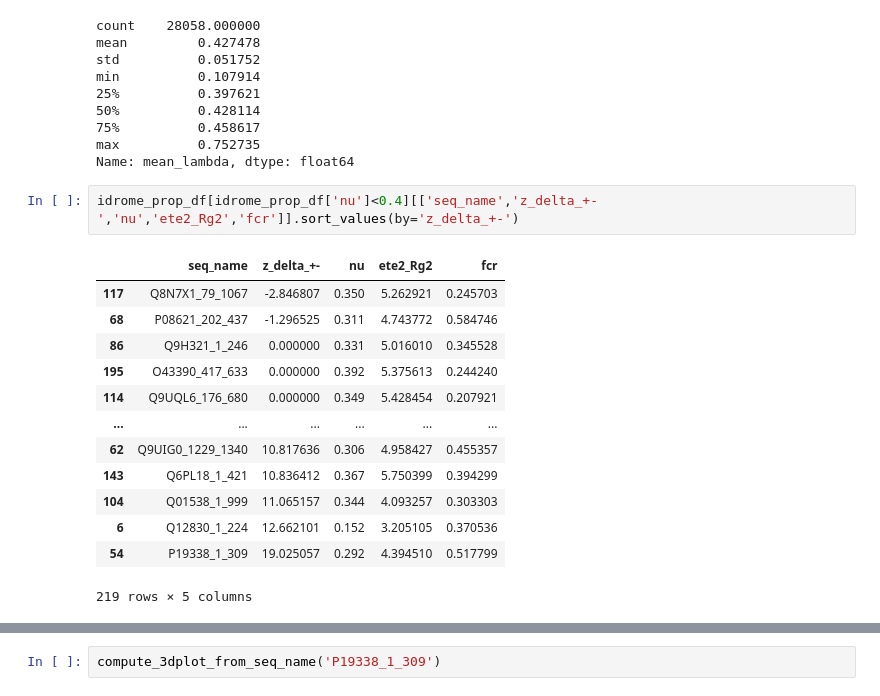
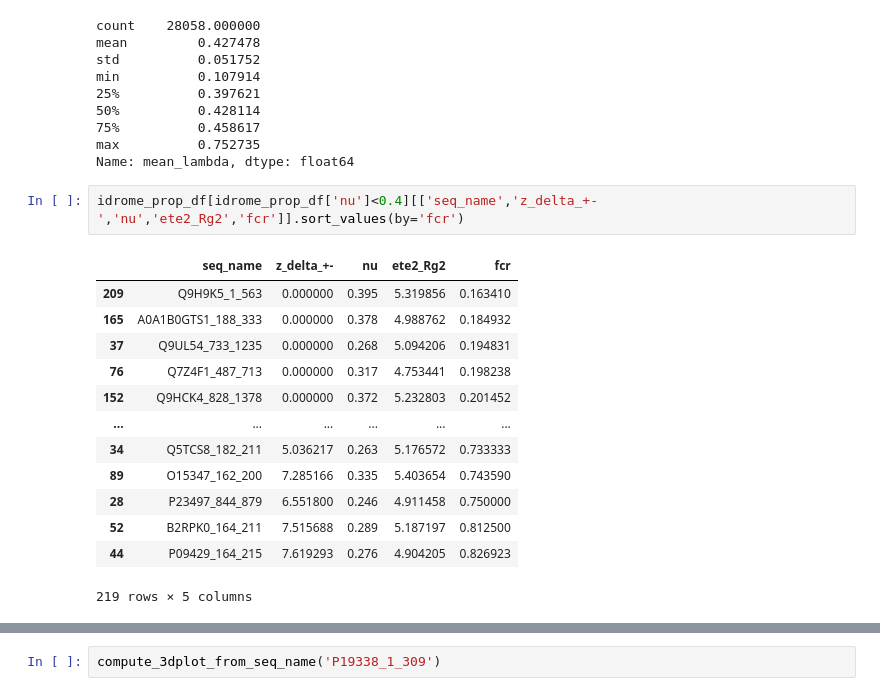
Before and after one commit to hshadman/larsen_paper_IDR_properties, a Jupyter notebook: IDROME-investigate_properties.ipynb, the cells around one changed output, grey strips where cells are left out. Saved outputs shown, nothing was run; the diff lists cells and outputs as text.

```diff
--- a/IDROME-investigate_properties.ipynb
+++ b/IDROME-investigate_properties.ipynb
@@ -565,19 +565,19 @@ min          0.107914
 max          0.752735
 Name: mean_lambda, dtype: float64
 # %%
-idrome_prop_df[idrome_prop_df['nu']<0.4][['seq_name','z_delta_+-','nu','ete2_Rg2','fcr']].sort_values(by='z_delta_+-')
+idrome_prop_df[idrome_prop_df['nu']<0.4][['seq_name','z_delta_+-','nu','ete2_Rg2','fcr']].sort_values(by='fcr')
 # %% [output]
 |  | seq_name | z_delta_+- | nu | ete2_Rg2 | fcr |
-| 117 | Q8N7X1_79_1067 | -2.846807 | 0.350 | 5.262921 | 0.245703 |
-| 68 | P08621_202_437 | -1.296525 | 0.311 | 4.743772 | 0.584746 |
-| 86 | Q9H321_1_246 | 0.000000 | 0.331 | 5.016010 | 0.345528 |
-| 195 | O43390_417_633 | 0.000000 | 0.392 | 5.375613 | 0.244240 |
-| 114 | Q9UQL6_176_680 | 0.000000 | 0.349 | 5.428454 | 0.207921 |
+| 209 | Q9H9K5_1_563 | 0.000000 | 0.395 | 5.319856 | 0.163410 |
+| 165 | A0A1B0GTS1_188_333 | 0.000000 | 0.378 | 4.988762 | 0.184932 |
+| 37 | Q9UL54_733_1235 | 0.000000 | 0.268 | 5.094206 | 0.194831 |
+| 76 | Q7Z4F1_487_713 | 0.000000 | 0.317 | 4.753441 | 0.198238 |
+| 152 | Q9HCK4_828_1378 | 0.000000 | 0.372 | 5.232803 | 0.201452 |
 | ... | ... | ... | ... | ... | ... |
-| 62 | Q9UIG0_1229_1340 | 10.817636 | 0.306 | 4.958427 | 0.455357 |
-| 143 | Q6PL18_1_421 | 10.836412 | 0.367 | 5.750399 | 0.394299 |
-| 104 | Q01538_1_999 | 11.065157 | 0.344 | 4.093257 | 0.303303 |
-| 6 | Q12830_1_224 | 12.662101 | 0.152 | 3.205105 | 0.370536 |
-| 54 | P19338_1_309 | 19.025057 | 0.292 | 4.394510 | 0.517799 |
+| 34 | Q5TCS8_182_211 | 5.036217 | 0.263 | 5.176572 | 0.733333 |
+| 89 | O15347_162_200 | 7.285166 | 0.335 | 5.403654 | 0.743590 |
+| 28 | P23497_844_879 | 6.551800 | 0.246 | 4.911458 | 0.750000 |
+| 52 | B2RPK0_164_211 | 7.515688 | 0.289 | 5.187197 | 0.812500 |
+| 44 | P09429_164_215 | 7.619293 | 0.276 | 4.904205 | 0.826923 |
 219 rows × 5 columns
 # %%
```
Also changed, not shown: parts of 1 cell of this notebook.
